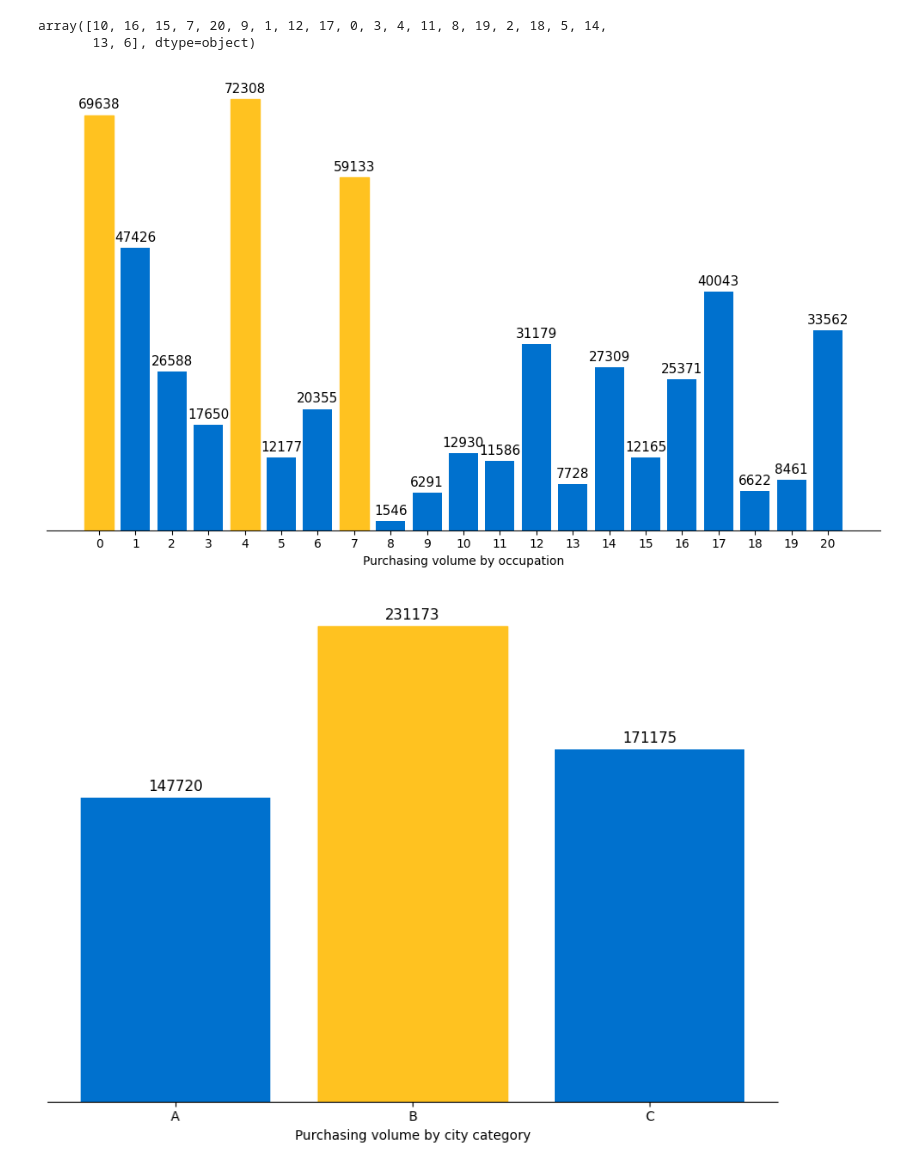
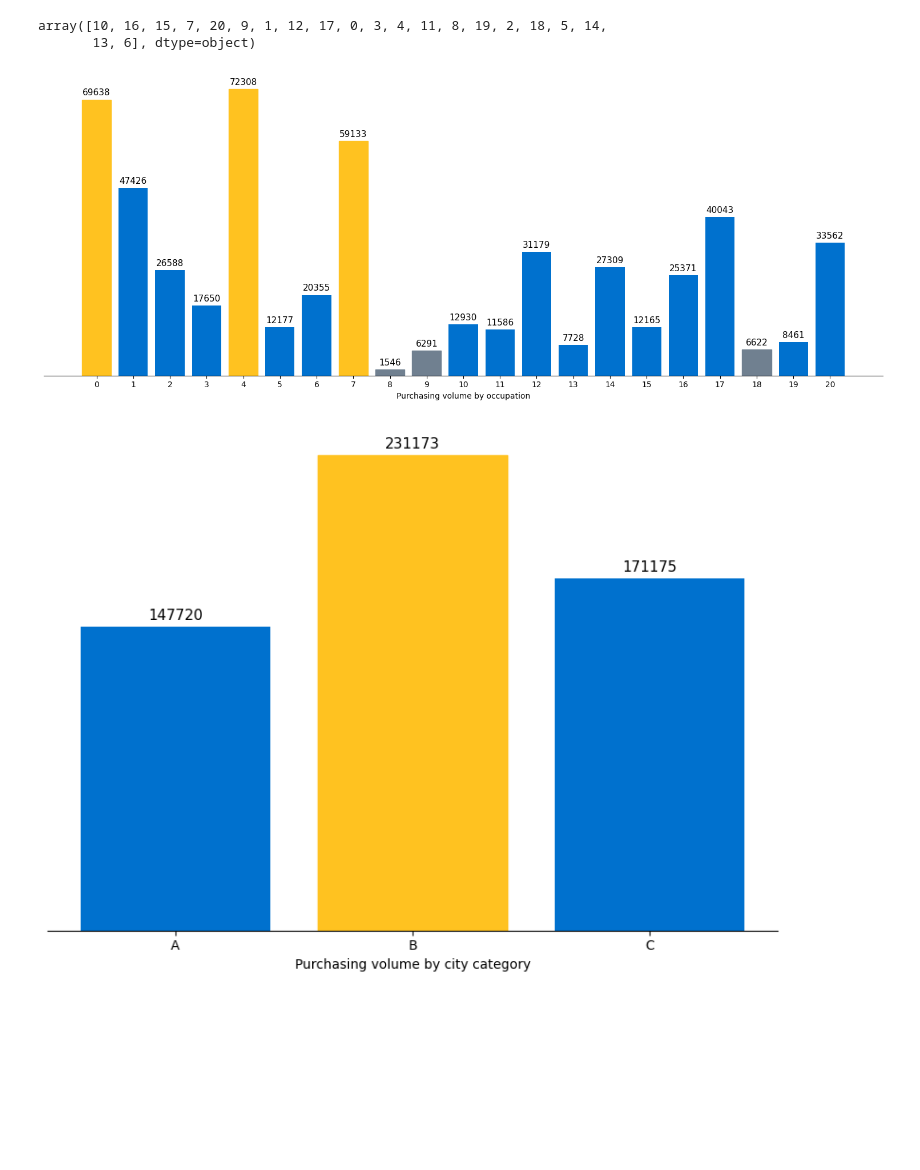
Before and after one commit to RichaGaharwar/Walmart---Confidence-Interval-CLT, a Jupyter notebook: Walmart_Confidence_Interval_&_CLT.ipynb, the cells around one changed output. Saved outputs shown, nothing was run; the diff lists cells and outputs as text; code cells hidden in the pictures; blank space fills up the shorter version.

```diff
--- a/Walmart_Confidence_Interval_&_CLT.ipynb
+++ b/Walmart_Confidence_Interval_&_CLT.ipynb
@@ -279,28 +279,34 @@ array([10, 16, 15, 7, 20, 9, 1, 12, 17, 0, 3, 4, 11, 8, 19, 2, 18, 5, 14,
 # %%
 Spark_Yellow = '#FFC220'
 True_Blue = '#0071CE'
+Grey = '#708090'
 
-plt.figure(figsize = (10, 6))
+plt.figure(figsize = (15, 6))
 ax = plt.gca()
 bars = plt.bar(walmart['Occupation'].value_counts().index, walmart['Occupation'].value_counts().values, color = True_Blue)
 ax.get_yaxis().set_visible(False)
 ax.bar_label(ax.containers[0], padding=3, fontsize=11)
 plt.title('')
 plt.xlabel('Purchasing volume by occupation')
 plt.ylabel('purchase_amount')
 plt.xticks(walmart['Occupation'].value_counts().index.astype(int))
 
 top_3_indices = np.argsort(walmart['Occupation'].value_counts().values)[-3:]
 for idx in top_3_indices:
     bars[idx].set_color(Spark_Yellow)
 
+bottom_3_indices = np.argsort(walmart['Occupation'].value_counts().values)[:3:]
+for idx in bottom_3_indices:
+    bars[idx].set_color(Grey)
+
 ax.spines['top'].set_visible(False)
 ax.spines['right'].set_visible(False)
 ax.spines['left'].set_visible(False)
+
 plt.tight_layout()
 plt.show()
 # %% [output]
-[figure, old version]
+[figure, new version]
 # %%
 city = walmart['City_Category'].value_counts().sort_index()
 # %%
```
Also changed, not shown: parts of 1 cell of this notebook.
